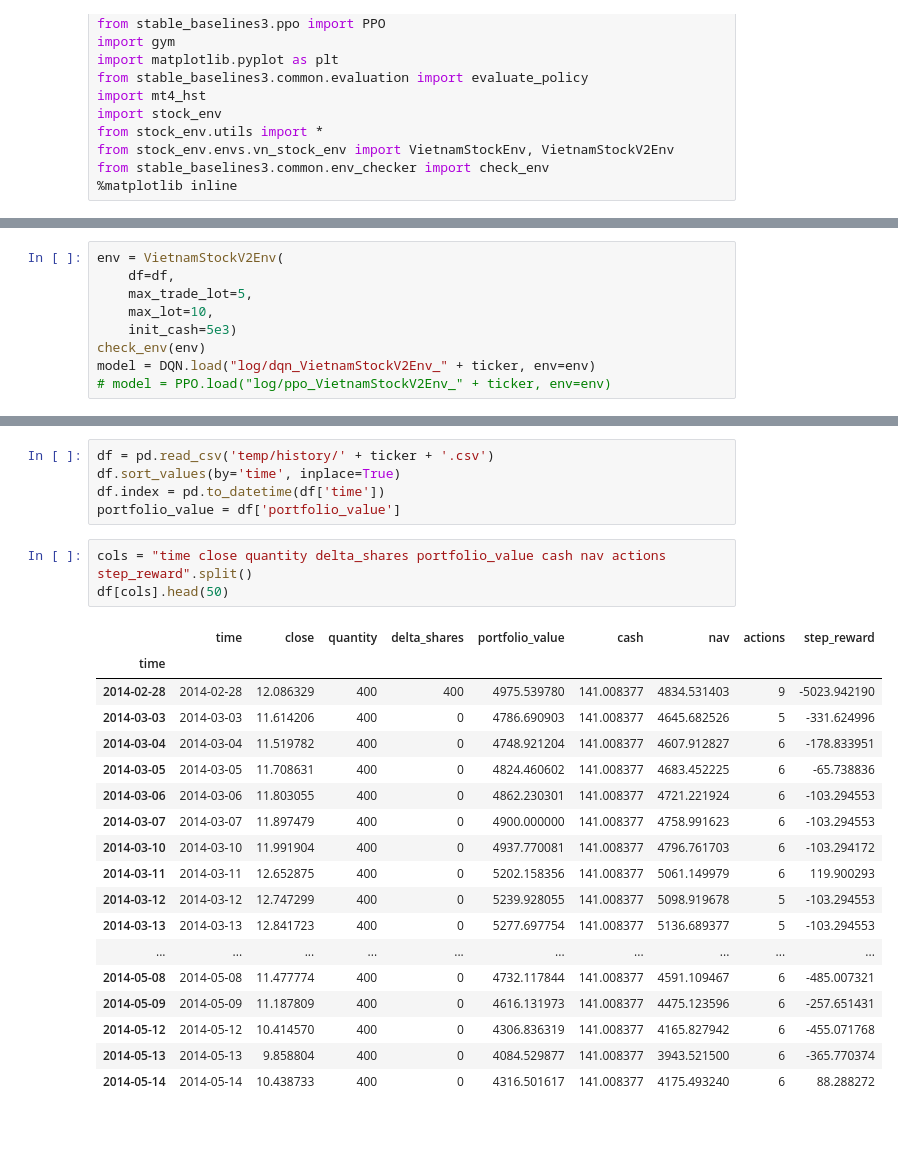
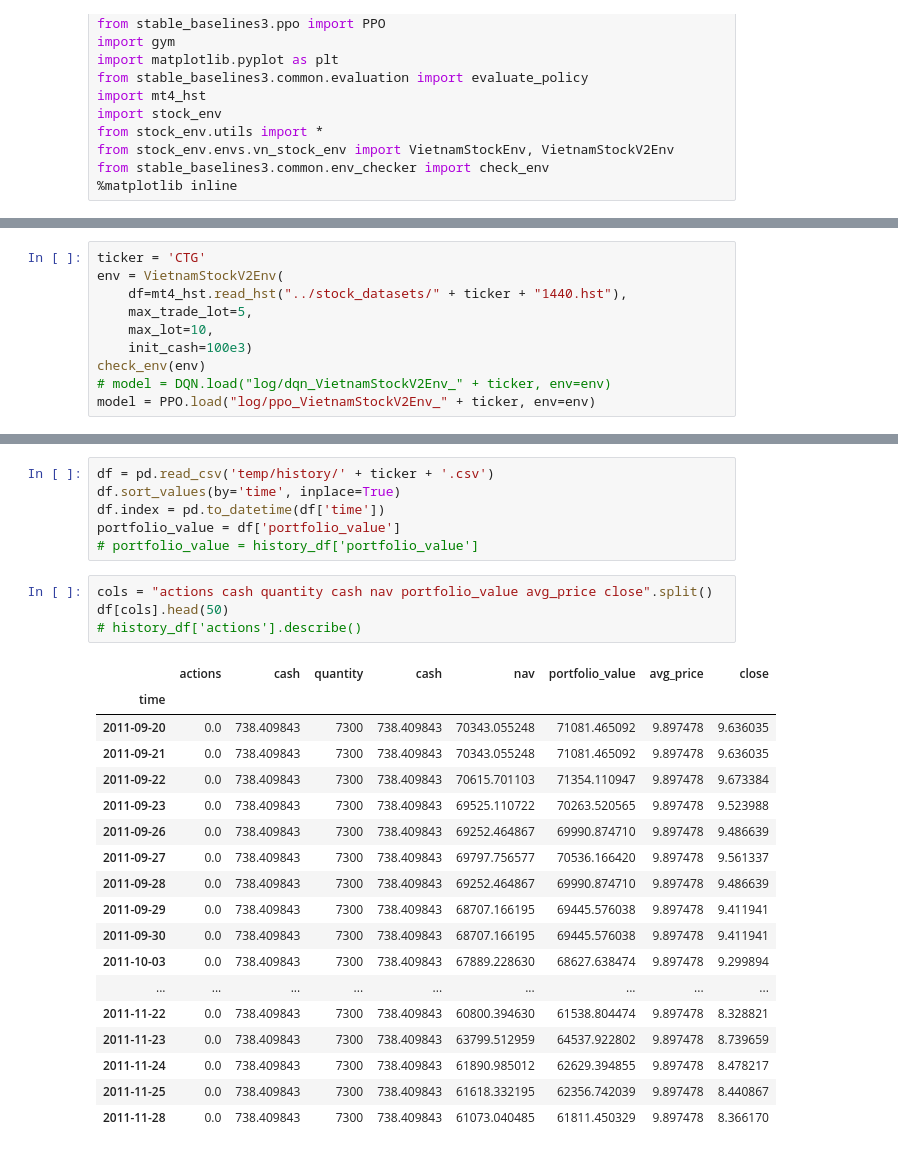
Before and after one commit to minhmanminhman/stock-env, a Jupyter notebook: notebooks/test_vn_stock_env.ipynb, the cells around one changed output, grey strips where cells are left out. Cells and saved outputs as stored; diff of their text form.

```diff
--- a/notebooks/test_vn_stock_env.ipynb
+++ b/notebooks/test_vn_stock_env.ipynb
@@ -28,9 +25,10 @@ df = mt4_hst.read_hst("../stock_datasets/" + ticker + "1440.hst")
 # %%
+ticker = 'CTG'
 env = VietnamStockV2Env(
-    df=df,
+    df=mt4_hst.read_hst("../stock_datasets/" + ticker + "1440.hst"),
     max_trade_lot=5,
     max_lot=10,
-    init_cash=5e3)
+    init_cash=100e3)
 check_env(env)
-model = DQN.load("log/dqn_VietnamStockV2Env_" + ticker, env=env)
-# model = PPO.load("log/ppo_VietnamStockV2Env_" + ticker, env=env)
+# model = DQN.load("log/dqn_VietnamStockV2Env_" + ticker, env=env)
+model = PPO.load("log/ppo_VietnamStockV2Env_" + ticker, env=env)
@@ -42,28 +46,30 @@ df = pd.read_csv('temp/history/' + ticker + '.csv')
 df.sort_values(by='time', inplace=True)
 df.index = pd.to_datetime(df['time'])
 portfolio_value = df['portfolio_value']
+# portfolio_value = history_df['portfolio_value']
 # %%
-cols = "time close quantity delta_shares portfolio_value cash nav actions step_reward".split()
+cols = "actions cash quantity cash nav portfolio_value avg_price close".split()
 df[cols].head(50)
+# history_df['actions'].describe()
 # %% [output]
-|  | time | close | quantity | delta_shares | portfolio_value | cash | nav | actions | step_reward |
-| time |  |  |  |  |  |  |  |  |  |
-| 2014-02-28 | 2014-02-28 | 12.086329 | 400 | 400 | 4975.539780 | 141.008377 | 4834.531403 | 9 | -5023.942190 |
-| 2014-03-03 | 2014-03-03 | 11.614206 | 400 | 0 | 4786.690903 | 141.008377 | 4645.682526 | 5 | -331.624996 |
-| 2014-03-04 | 2014-03-04 | 11.519782 | 400 | 0 | 4748.921204 | 141.008377 | 4607.912827 | 6 | -178.833951 |
-| 2014-03-05 | 2014-03-05 | 11.708631 | 400 | 0 | 4824.460602 | 141.008377 | 4683.452225 | 6 | -65.738836 |
-| 2014-03-06 | 2014-03-06 | 11.803055 | 400 | 0 | 4862.230301 | 141.008377 | 4721.221924 | 6 | -103.294553 |
-| 2014-03-07 | 2014-03-07 | 11.897479 | 400 | 0 | 4900.000000 | 141.008377 | 4758.991623 | 6 | -103.294553 |
-| 2014-03-10 | 2014-03-10 | 11.991904 | 400 | 0 | 4937.770081 | 141.008377 | 4796.761703 | 6 | -103.294172 |
-| 2014-03-11 | 2014-03-11 | 12.652875 | 400 | 0 | 5202.158356 | 141.008377 | 5061.149979 | 6 | 119.900293 |
-| 2014-03-12 | 2014-03-12 | 12.747299 | 400 | 0 | 5239.928055 | 141.008377 | 5098.919678 | 5 | -103.294553 |
-| 2014-03-13 | 2014-03-13 | 12.841723 | 400 | 0 | 5277.697754 | 141.008377 | 5136.689377 | 5 | -103.294553 |
-| ... | ... | ... | ... | ... | ... | ... | ... | ... | ... |
-| 2014-05-08 | 2014-05-08 | 11.477774 | 400 | 0 | 4732.117844 | 141.008377 | 4591.109467 | 6 | -485.007321 |
-| 2014-05-09 | 2014-05-09 | 11.187809 | 400 | 0 | 4616.131973 | 141.008377 | 4475.123596 | 6 | -257.651431 |
-| 2014-05-12 | 2014-05-12 | 10.414570 | 400 | 0 | 4306.836319 | 141.008377 | 4165.827942 | 6 | -455.071768 |
-| 2014-05-13 | 2014-05-13 | 9.858804 | 400 | 0 | 4084.529877 | 141.008377 | 3943.521500 | 6 | -365.770374 |
-| 2014-05-14 | 2014-05-14 | 10.438733 | 400 | 0 | 4316.501617 | 141.008377 | 4175.493240 | 6 | 88.288272 |
+|  | actions | cash | quantity | cash | nav | portfolio_value | avg_price | close |
+| time |  |  |  |  |  |  |  |  |
+| 2011-09-20 | 0.0 | 738.409843 | 7300 | 738.409843 | 70343.055248 | 71081.465092 | 9.897478 | 9.636035 |
+| 2011-09-21 | 0.0 | 738.409843 | 7300 | 738.409843 | 70343.055248 | 71081.465092 | 9.897478 | 9.636035 |
+| 2011-09-22 | 0.0 | 738.409843 | 7300 | 738.409843 | 70615.701103 | 71354.110947 | 9.897478 | 9.673384 |
+| 2011-09-23 | 0.0 | 738.409843 | 7300 | 738.409843 | 69525.110722 | 70263.520565 | 9.897478 | 9.523988 |
+| 2011-09-26 | 0.0 | 738.409843 | 7300 | 738.409843 | 69252.464867 | 69990.874710 | 9.897478 | 9.486639 |
+| 2011-09-27 | 0.0 | 738.409843 | 7300 | 738.409843 | 69797.756577 | 70536.166420 | 9.897478 | 9.561337 |
+| 2011-09-28 | 0.0 | 738.409843 | 7300 | 738.409843 | 69252.464867 | 69990.874710 | 9.897478 | 9.486639 |
+| 2011-09-29 | 0.0 | 738.409843 | 7300 | 738.409843 | 68707.166195 | 69445.576038 | 9.897478 | 9.411941 |
+| 2011-09-30 | 0.0 | 738.409843 | 7300 | 738.409843 | 68707.166195 | 69445.576038 | 9.897478 | 9.411941 |
+| 2011-10-03 | 0.0 | 738.409843 | 7300 | 738.409843 | 67889.228630 | 68627.638474 | 9.897478 | 9.299894 |
+| ... | ... | ... | ... | ... | ... | ... | ... | ... |
+| 2011-11-22 | 0.0 | 738.409843 | 7300 | 738.409843 | 60800.394630 | 61538.804474 | 9.897478 | 8.328821 |
+| 2011-11-23 | 0.0 | 738.409843 | 7300 | 738.409843 | 63799.512959 | 64537.922802 | 9.897478 | 8.739659 |
+| 2011-11-24 | 0.0 | 738.409843 | 7300 | 738.409843 | 61890.985012 | 62629.394855 | 9.897478 | 8.478217 |
+| 2011-11-25 | 0.0 | 738.409843 | 7300 | 738.409843 | 61618.332195 | 62356.742039 | 9.897478 | 8.440867 |
+| 2011-11-28 | 0.0 | 738.409843 | 7300 | 738.409843 | 61073.040485 | 61811.450329 | 9.897478 | 8.366170 |
 # %%
 plot_trade_log_v2(df)
 # %% [output]
```
Also changed, not shown: parts of 5 cells of this notebook.
